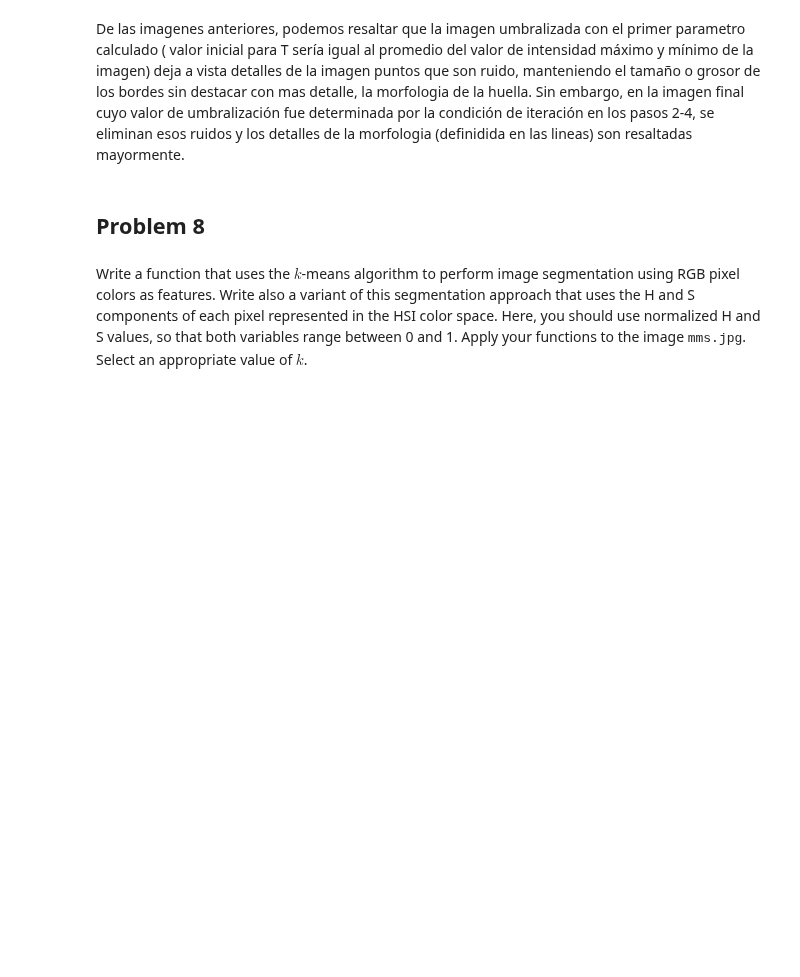
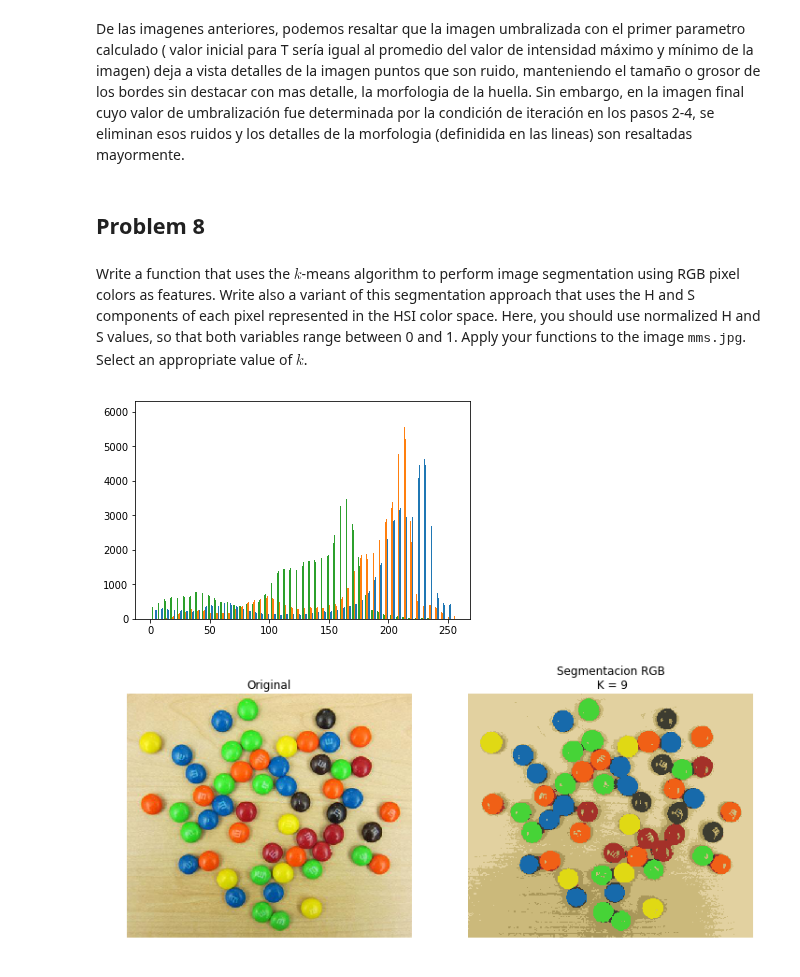
Before and after one commit to Jorgee1/Journey-to-PDI, a Jupyter notebook: Taller_4/problem_set_4.ipynb, the cells around one changed output. Saved outputs shown, nothing was run; the diff lists cells and outputs as text; code cells hidden in the pictures; blank space fills up the shorter version.

```diff
--- a/Taller_4/problem_set_4.ipynb
+++ b/Taller_4/problem_set_4.ipynb
@@ -451,27 +451,34 @@ Apply your functions to the image <tt>mms.jpg</tt>. Select an appropriate value
 # %%
 %matplotlib inline
 
 img = files["color"]["mms"]
-k = 6
+k = 9
 samples = np.float32(img.reshape(-1,3))
 
-criteria = (cv2.TERM_CRITERIA_MAX_ITER, 120, 1e-10)
-flag     = cv2.KMEANS_PP_CENTERS
+def segmentor(samples,k):
+    criteria = (cv2.TERM_CRITERIA_MAX_ITER + cv2.TERM_CRITERIA_EPS, 120, 1e-10)
+    flag     = cv2.KMEANS_PP_CENTERS
 
-compactness, labels, centers = cv2.kmeans(samples, k,None, criteria, 10, flag)
-centers = np.uint8(centers)[labels.flatten()]
+    compactness, labels, centers = cv2.kmeans(samples, k,None, criteria, 10, flag)
+    centers = np.uint8(centers)[labels.flatten()]
 
+    return centers.reshape(img.shape)
 
 plt.hist(samples,256,[0,256])
 plt.show()
 
 plt.figure(figsize=(12,12))
 
 plt.subplot(1,2,1)
 plt.imshow(img)
 plt.axis("off")
+plt.title("Original")
 
 plt.subplot(1,2,2)
-plt.imshow(centers.reshape(img.shape))
+plt.imshow(segmentor(samples,k))
 plt.axis("off")
+plt.title("Segmentacion RGB\n K = "+str(k))
 plt.show()
+# %% [output]
+[figure, added]
+[figure, added]
```
